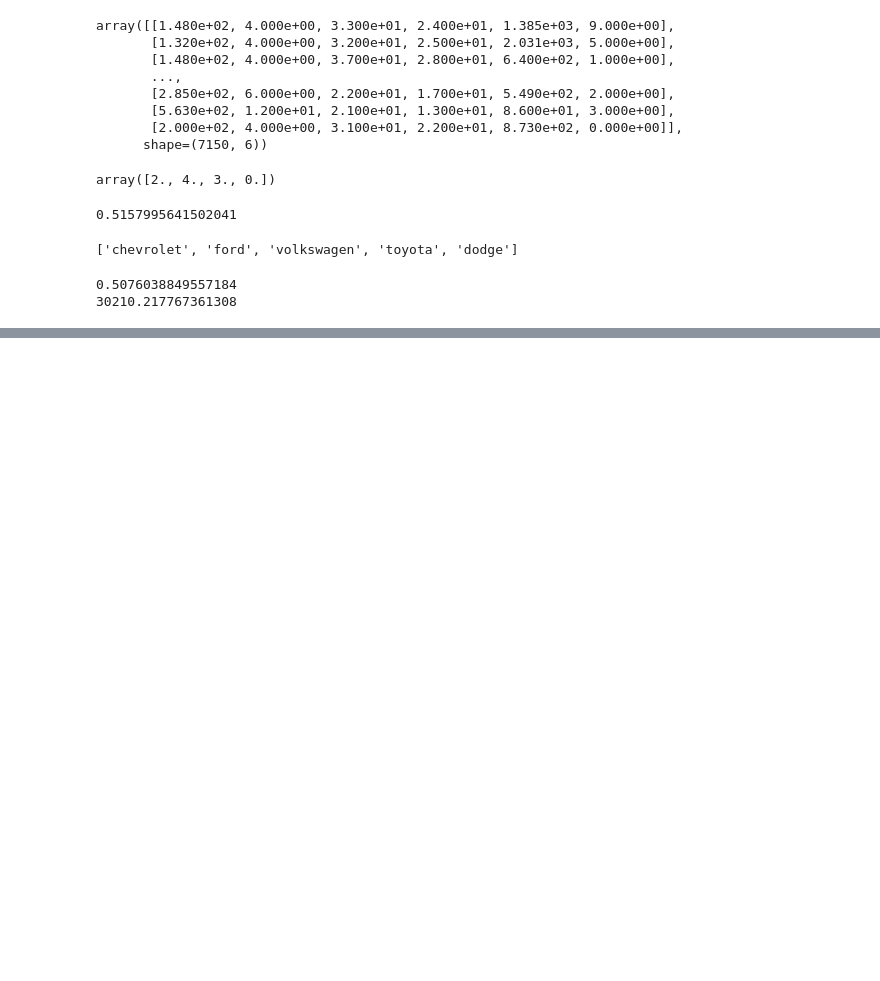
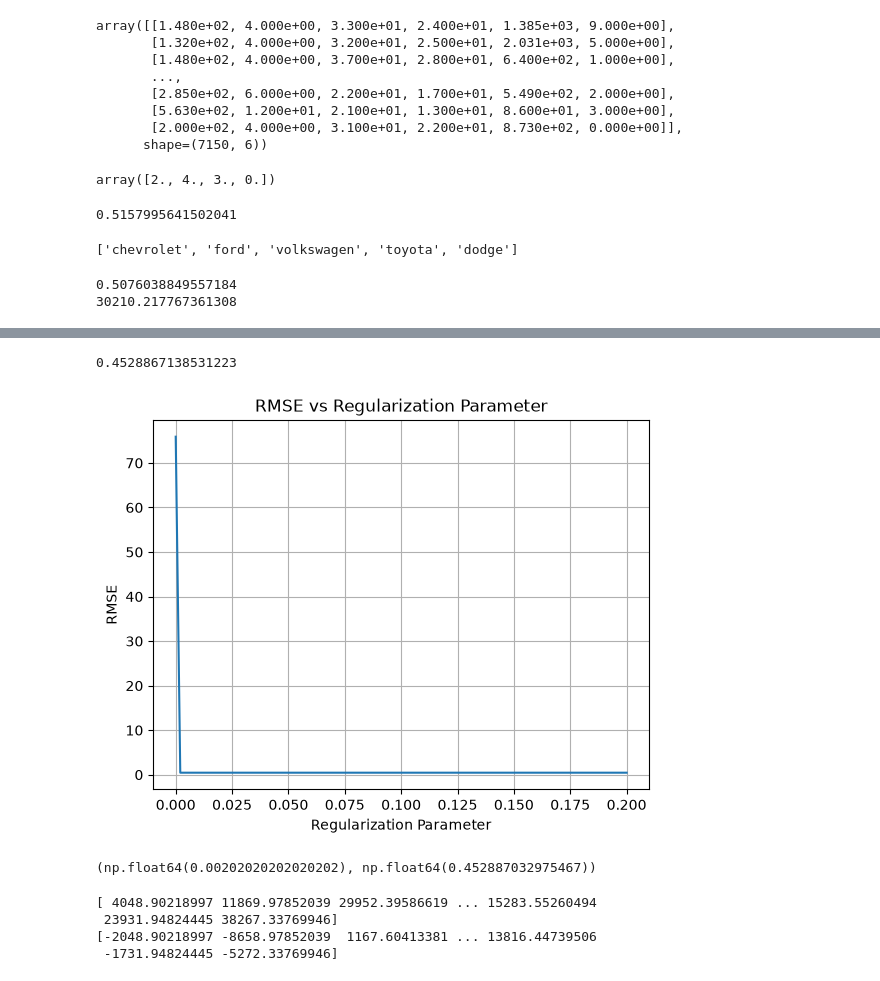
Before and after one commit to Achrafelmadanyy/ml, a Jupyter notebook: learning/data_analysis_and_classification_linear_regression.ipynb, the cells around one changed output, grey strips where cells are left out. Saved outputs shown, nothing was run; the diff lists cells and outputs as text; code cells hidden in the pictures; blank space fills up the shorter version.

```diff
--- a/learning/data_analysis_and_classification_linear_regression.ipynb
+++ b/learning/data_analysis_and_classification_linear_regression.ipynb
@@ -304,3 +304,7 @@ print(rmse(np.expm1(y_valid),np.expm1(predictions_valid)))
 # %% [output]
 0.5076038849557184
 30210.217767361308
+# %%
+categories= ['make', 'engine_fuel_type', 'transmission_type', 'driven_wheels', 'market_category', 'vehicle_size', 'vehicle_style']
+
+categorical_features={cat: list(df_train[cat].value_counts().head().index) for cat in categories}
@@ -306,0 +334,10 @@ print(rmse(np.expm1(y_valid),np.expm1(predictions_valid)))
+# %%
+def train_linear_regression_regulirizd(X,y,r=0.01):
+    X=np.column_stack((np.ones(X.shape[0]),X))
+    XTX=np.dot(X.T,X)+r*np.eye(X.shape[1])
+    XTX_inv=np.linalg.inv(XTX)
+    w=np.dot(XTX_inv,np.dot(X.T,y))
+    return w[0], w[1:]
+# %%
+X_train=prepare_X(pd.concat([df_train,df_valid]))
+y_train=np.concatenate([y_train,y_valid])
@@ -306,0 +356,40 @@ print(rmse(np.expm1(y_valid),np.expm1(predictions_valid)))
+# %%
+w0 , w = train_linear_regression_regulirizd(X_train,y_train,r=0.001)
+X_test=prepare_X(df_test)
+y_test_pred=w0+X_test@w
+rmse_test=rmse(y_test,y_test_pred)
+print(rmse_test)
+# %% [output]
+0.4528867138531223
+# %%
+rmse_values=[]
+xaxsix=np.linspace(0,0.2,100)
+for i in xaxsix:
+    w0 , w = train_linear_regression_regulirizd(X_train,y_train,r=i)
+
+    y_test_pred=w0+X_test@w
+    rmse_test=rmse(y_test,y_test_pred)
+    rmse_values.append(rmse_test)
+
+plt.plot(xaxsix,rmse_values)
+plt.xlabel("Regularization Parameter")
+plt.ylabel("RMSE")
+plt.grid(True)
+plt.title("RMSE vs Regularization Parameter")
+plt.show()
+# %% [output]
+[figure, added]
+# %%
+min_rmse = min(rmse_values)
+optimal_r = xaxsix[rmse_values.index(min_rmse)]
+optimal_r, min_rmse
+# %% [output]
+(np.float64(0.00202020202020202), np.float64(0.452887032975467))
+# %%
+print(np.expm1(y_test_pred))
+print(np.expm1(y_test)-np.expm1(y_test_pred))
+# %% [output]
+[ 4048.90218997 11869.97852039 29952.39586619 ... 15283.55260494
+ 23931.94824445 38267.33769946]
+[-2048.90218997 -8658.97852039  1167.60413381 ... 13816.44739506
+ -1731.94824445 -5272.33769946]
```
Also changed, not shown: parts of 3 cells of this notebook.
